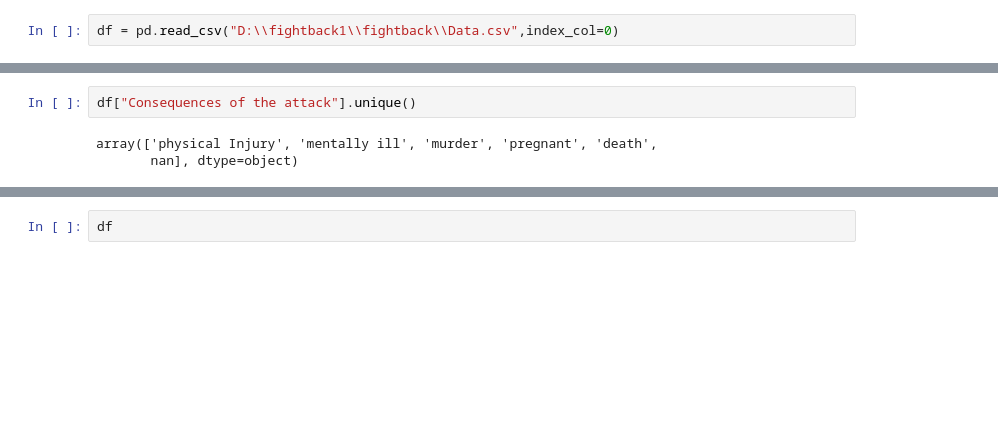
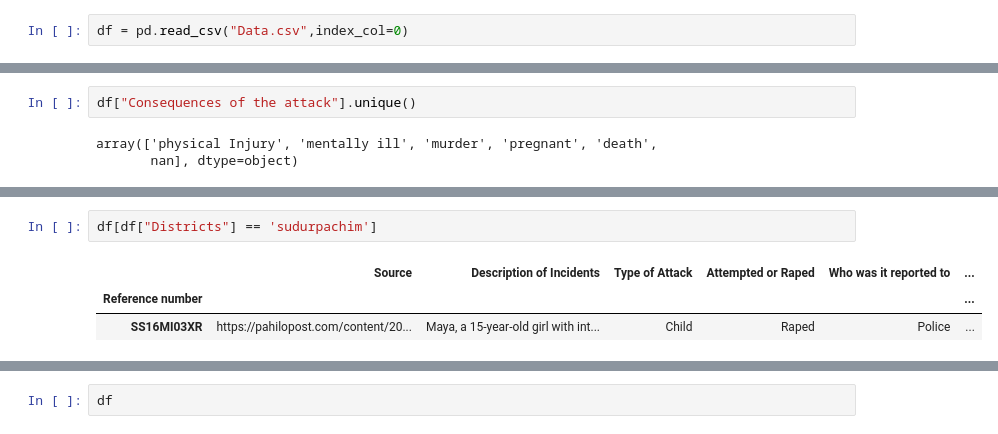
Before and after one commit to bses-codes/FightBack, a Jupyter notebook: fiii.ipynb, the cells around one changed output, grey strips where cells are left out. Cells and saved outputs as stored; diff of their text form; blank space fills up the shorter version.

Commit message:
Cleaned data

```diff
--- a/fiii.ipynb
+++ b/fiii.ipynb
@@ -11,7 +11,7 @@ import matplotlib.pyplot as plt
 
 #from shapely.geometry import Point
 # %%
-df = pd.read_csv("D:\\fightback1\\fightback\\Data.csv",index_col=0)
+df = pd.read_csv("Data.csv",index_col=0)
 # %%
 df.head(10)
 # %% [output]
@@ -197,0 +195,6 @@ df["Districts"] = df["Districts"].str.replace("bara'", "bara", regex=True)
+# %%
+df[df["Districts"] == 'sudurpachim']
+# %% [output]
+|  | Source | Description of Incidents | Type of Attack | Attempted or Raped | Who was it reported to | ... |
+| Reference number |  |  |  |  |  | ... |
+| SS16MI03XR | https://pahilopost.com/content/20... | Maya, a 15-year-old girl with int... | Child | Raped | Police | ... |
```
Also changed, not shown: parts of 5 cells of this notebook, 2 other files.
